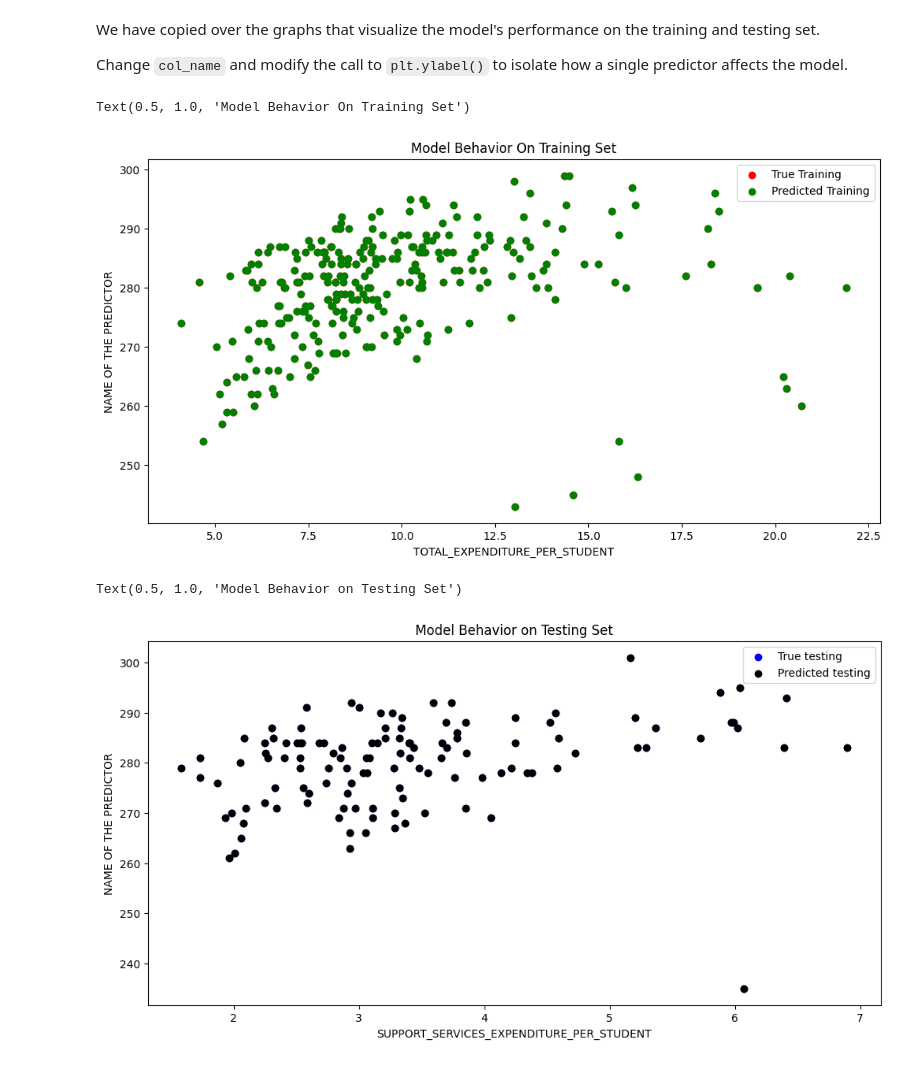
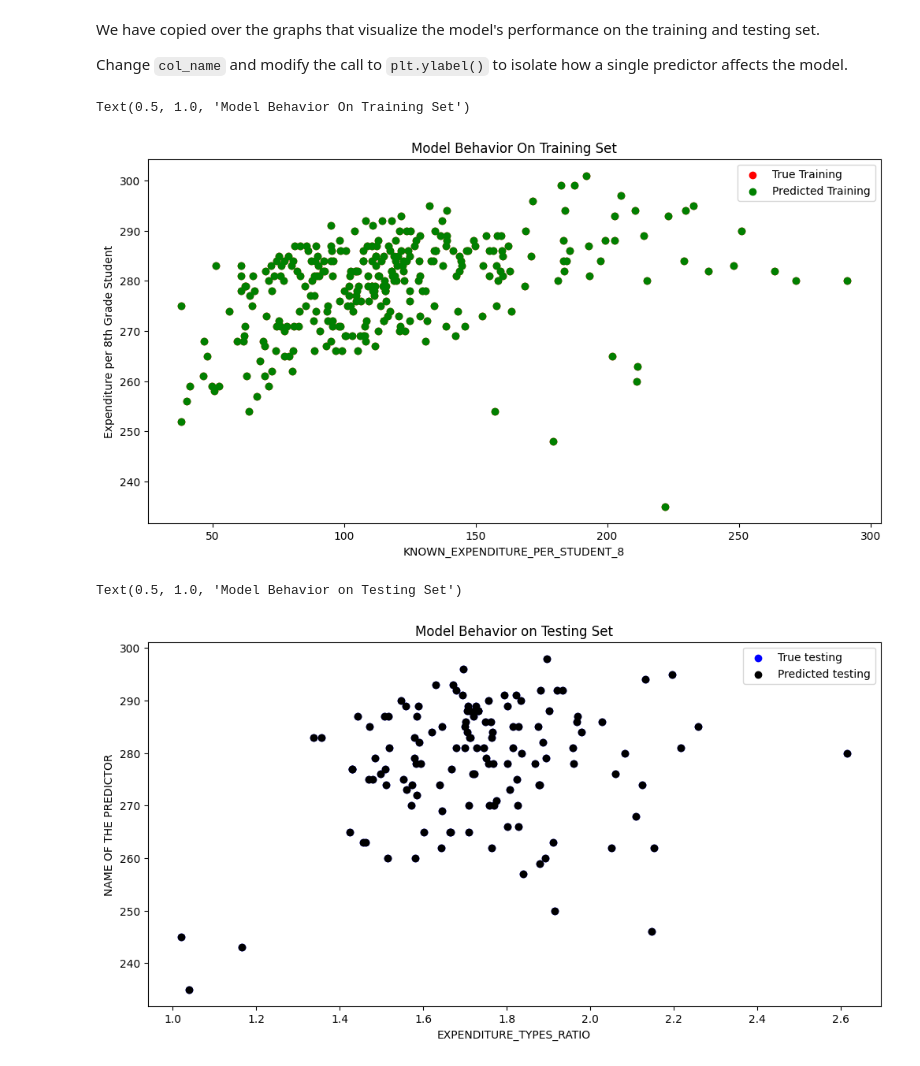
Before and after one commit to zayduzzaman/MDST_Onboarding, a Jupyter notebook: tutorial1/checkpoint1.ipynb, the cells around one changed output. Cells and saved outputs as stored; diff of their text form; code cells hidden in the pictures.

```diff
--- a/tutorial1/checkpoint1.ipynb
+++ b/tutorial1/checkpoint1.ipynb
@@ -141,7 +141,7 @@ You can also create your own features. For example, perhaps you figured that may
 
 Use this space to modify or create features.
 # %%
-states_csv["EST_TOTAL_EXPENDITURE_PER_STUDENT_8"] = (states_csv["INSTRUCTION_EXPENDITURE"] + states_csv["SUPPORT_SERVICES_EXPENDITURE"]) / states_csv["ENROLL_8"]
+states_csv["KNOWN_EXPENDITURE_PER_STUDENT_8"] = (states_csv["INSTRUCTION_EXPENDITURE"] + states_csv["SUPPORT_SERVICES_EXPENDITURE"]) / states_csv["ENROLL_8"]
 # ^ This seems like the most obvious feature, and I would expect a positive correlation as more expenditure per student means more resources for said student,
 # thus this would likely lead to better test scores from said student
 states_csv["SUPPORT_SERVICES_EXPENDITURE_PER_STUDENT"] = states_csv["SUPPORT_SERVICES_EXPENDITURE"] / states_csv["ENROLL_8"]
@@ -160,5 +160,6 @@ plt.show()
 bins = [0, 10000, 15000, 20000, 30000, 40000, 50000]
 labels = ["SMALLEST", "SMALL", "LOW_MEDIUM", "HIGH_MEDIUM", "BIG", "BIGGEST"]
 # for i, item in enumerate(bins):
-states_csv["8TH_GRADE_CLASS_SIZE"] = pd.cut(states_csv["ENROLL_8"], bins=bins, labels=labels, right=False)
+states_csv["8TH_GRADE_CLASS_SIZE_BINS"] = pd.cut(states_csv["ENROLL_8"], bins=bins, labels=labels, right=False) # I think it's useful to see if there's a trend among
+# class sizes and performance, and then compare that to the expenditure per student
 # %% [output]
@@ -220,7 +220,7 @@ from sklearn.model_selection import train_test_split
 # %%
 # X =
 # y =
-X = states_csv[["ENROLL", "AVG_MATH_8_SCORE", "TOTAL_EXPENDITURE_PER_STUDENT", "SUPPORT_SERVICES_EXPENDITURE_PER_STUDENT"]].dropna()
+X = states_csv[["ENROLL_8", "AVG_MATH_8_SCORE", "KNOWN_EXPENDITURE_PER_STUDENT_8", "EXPENDITURE_TYPES_RATIO"]].dropna()
 y = states_csv.loc[X.index]['AVG_MATH_8_SCORE']
 y.fillna(y.median(), inplace=True)
 # %%
@@ -253,21 +253,21 @@ We have copied over the graphs that visualize the model's performance on the tra
 
 Change `col_name` and modify the call to `plt.ylabel()` to isolate how a single predictor affects the model.
 # %%
-col_name = "TOTAL_EXPENDITURE_PER_STUDENT"
+col_name = "KNOWN_EXPENDITURE_PER_STUDENT_8"
 
 f = plt.figure(figsize=(12,6))
 plt.scatter(X_train[col_name], y_train, color = "red")
 plt.scatter(X_train[col_name], model.predict(X_train), color = "green")
 
 plt.legend(['True Training','Predicted Training'])
 plt.xlabel(col_name)
-plt.ylabel('NAME OF THE PREDICTOR')
+plt.ylabel('Expenditure per 8th Grade Student')
 plt.title("Model Behavior On Training Set")
 # %% [output]
 Text(0.5, 1.0, 'Model Behavior On Training Set')
-[figure, old version]
+[figure, new version]
 # %%
-col_name = "SUPPORT_SERVICES_EXPENDITURE_PER_STUDENT"
+col_name = "EXPENDITURE_TYPES_RATIO"
 
 f = plt.figure(figsize=(12,6))
 plt.scatter(X_test[col_name], y_test, color = "blue")
@@ -279,4 +279,4 @@ plt.ylabel('NAME OF THE PREDICTOR')
 plt.title("Model Behavior on Testing Set")
 # %% [output]
 Text(0.5, 1.0, 'Model Behavior on Testing Set')
-[figure, old version]
+[figure, new version]
```
Also changed, not shown: parts of 3 cells of this notebook.
